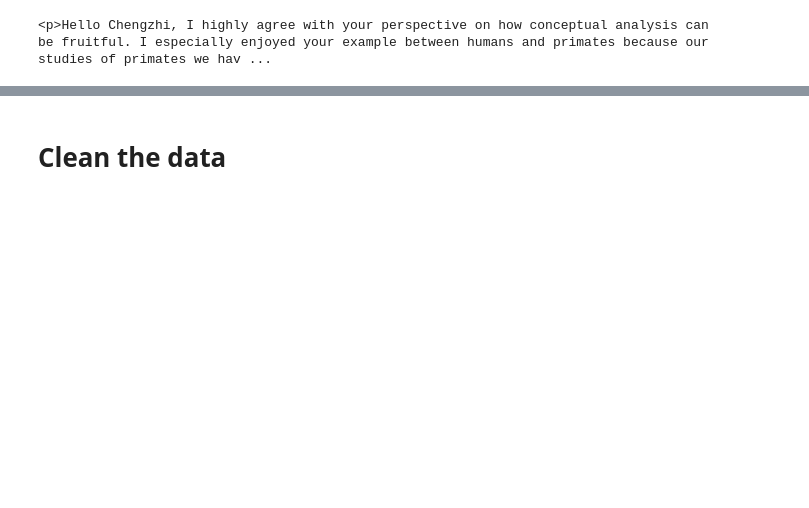
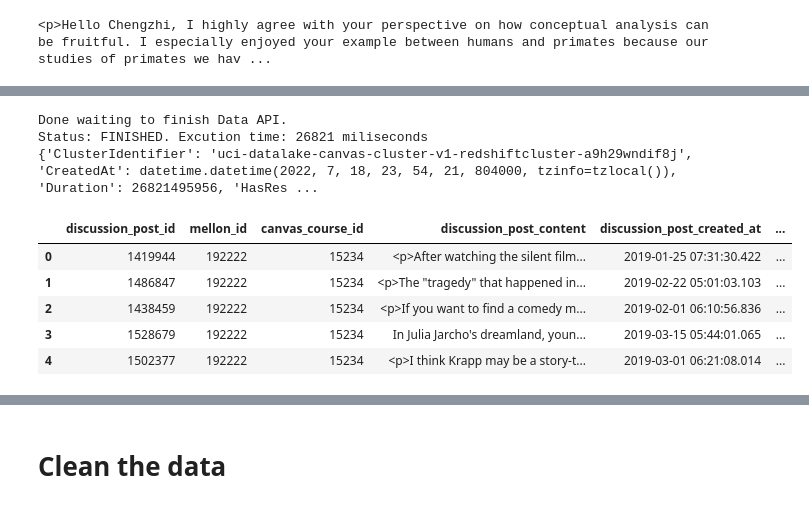
Before and after one commit to Kenny-Wei-GitHub/Discussion_Behavior_Project, a Jupyter notebook: individual_research.ipynb, the cells around one changed output, grey strips where cells are left out. Drawn from its saved outputs; the diff is of its cells as text; code cells hidden in the pictures; blank space fills up the shorter version.

```diff
--- a/individual_research.ipynb
+++ b/individual_research.ipynb
@@ -91,0 +154,20 @@ df_small.to_csv('discussion_post_2020_2022_small.csv')
+# %%
+file_in_s3 = 'discussion_post_2018_2020.csv'
+# %%
+redshift_s3_connect.unload_from_redshift_to_s3(temp_quary, file_in_s3, 'csv')
+# %% [output]
+Done waiting to finish Data API.
+Status: FINISHED. Excution time: 26821 miliseconds
+{'ClusterIdentifier': 'uci-datalake-canvas-cluster-v1-redshiftcluster-a9h29wndif8j', 'CreatedAt': datetime.datetime(2022, 7, 18, 23, 54, 21, 804000, tzinfo=tzlocal()), 'Duration': 26821495956, 'HasRes ...
+# %%
+file_names = [file_in_s3]
+file_type = 'csv'
+discussion_post_2018_2020 = redshift_s3_connect.read_from_s3(file_names, file_type)
+discussion_post_2018_2020.head(5)
+# %% [output]
+|  | discussion_post_id | mellon_id | canvas_course_id | discussion_post_content | discussion_post_created_at | ... |
+| 0 | 1419944 | 192222 | 15234 | <p>After watching the silent film... | 2019-01-25 07:31:30.422 | ... |
+| 1 | 1486847 | 192222 | 15234 | <p>The "tragedy" that happened in... | 2019-02-22 05:01:03.103 | ... |
+| 2 | 1438459 | 192222 | 15234 | <p>If you want to find a comedy m... | 2019-02-01 06:10:56.836 | ... |
+| 3 | 1528679 | 192222 | 15234 | In Julia Jarcho's dreamland, youn... | 2019-03-15 05:44:01.065 | ... |
+| 4 | 1502377 | 192222 | 15234 | <p>I think Krapp may be a story-t... | 2019-03-01 06:21:08.014 | ... |
```
Also changed, not shown: parts of 31 cells of this notebook.
